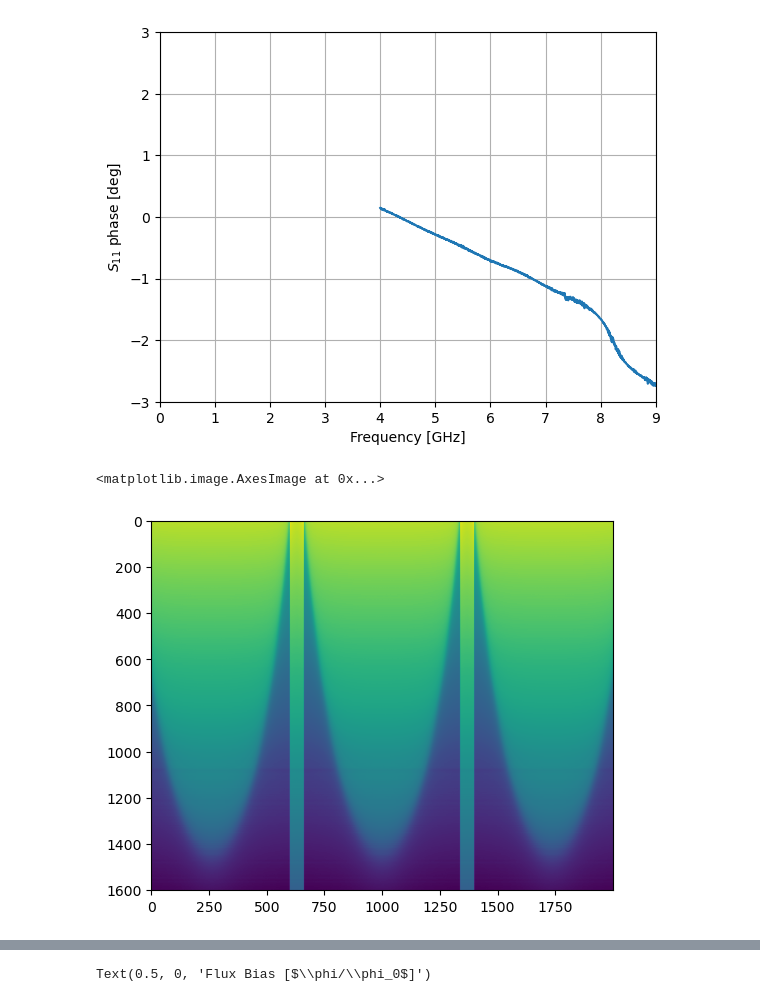
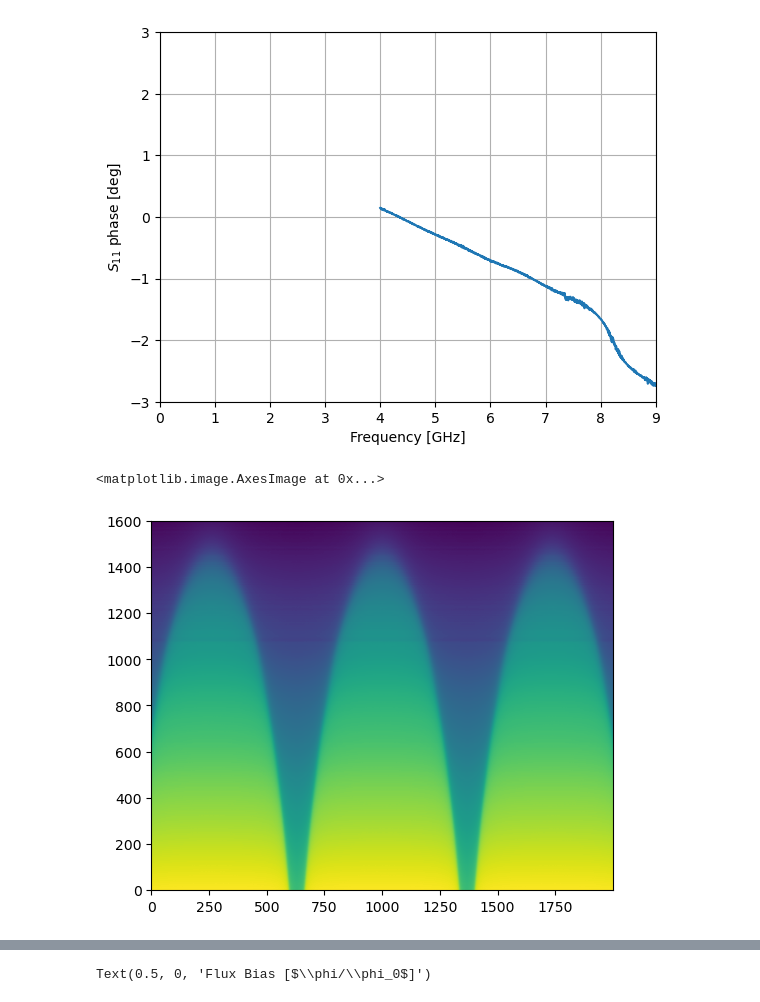
Before and after one commit to lafefspietz/jcal, a Jupyter notebook: 2dplots.ipynb, the cells around one changed output, grey strips where cells are left out. Cells and saved outputs as stored; diff of their text form; code cells hidden in the pictures.

```diff
--- a/2dplots.ipynb
+++ b/2dplots.ipynb
@@ -51,8 +51,8 @@ for index in range(len(data_corrected)):
 magxy = np.array(magxy)
 magxy = np.array(magxy)
 # %%
-plt.imshow(phasexy.transpose())
+plt.imshow(np.unwrap(phasexy.transpose(),period=360),origin='lower')
 # %% [output]
 <matplotlib.image.AxesImage at 0x...>
-[figure, old version]
+[figure, new version]
 # %%
```
Also changed, not shown: parts of 1 cell of this notebook.
